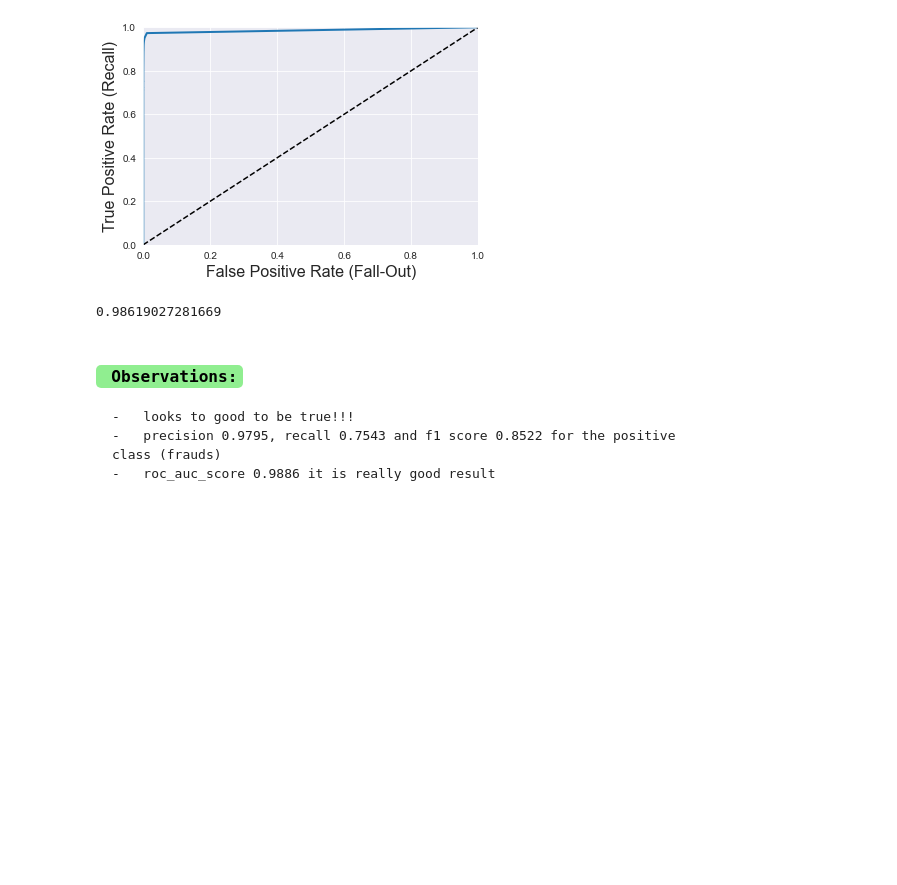
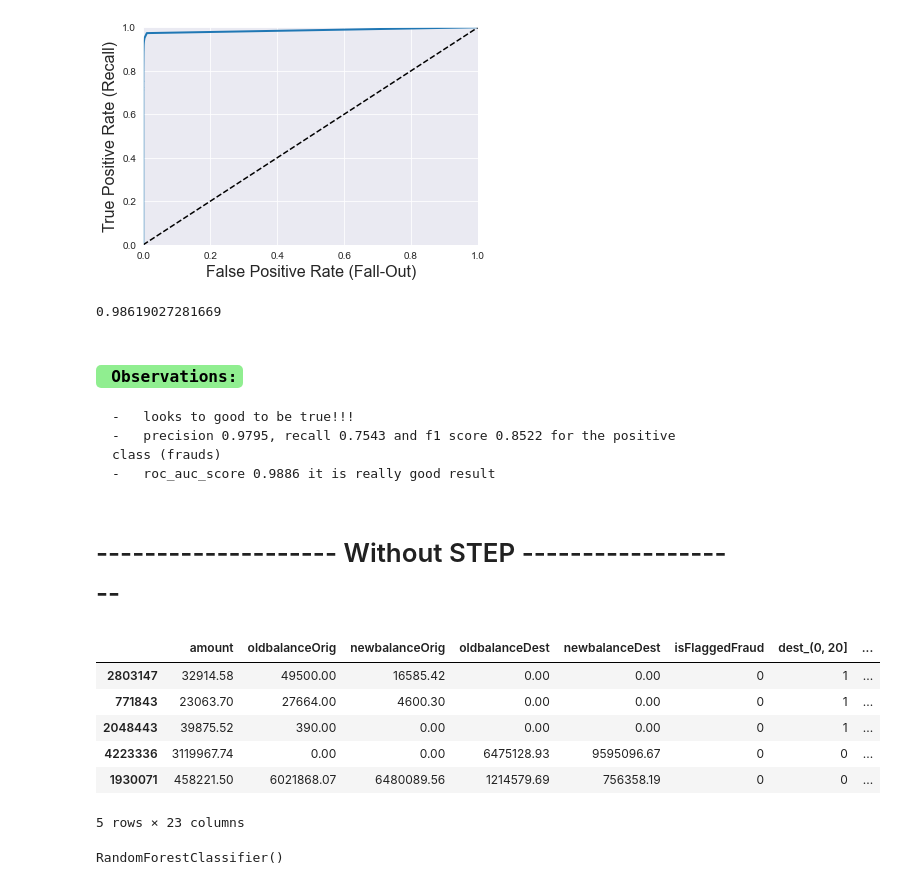
Before and after one commit to xmarkx/fraud_detection, a Jupyter notebook: PCA.ipynb, the cells around one changed output. Saved outputs shown, nothing was run; the diff lists cells and outputs as text; code cells hidden in the pictures; blank space fills up the shorter version.

```diff
--- a/PCA.ipynb
+++ b/PCA.ipynb
@@ -647,3 +641,23 @@ roc_auc_score(y_test_poc, y_prob)
     -   looks to good to be true!!!
     -   precision 0.9795, recall 0.7543 and f1 score 0.8522 for the positive class (frauds)
     -   roc_auc_score 0.9886 it is really good result
+# %% [markdown]
+# -------------------- Without STEP -------------------
+# %%
+X_train_poc1 = X_train_poc.drop('step', axis=1)
+X_test_poc1 = X_test_poc.drop('step', axis=1)
+
+X_train_poc1.head()
+# %% [output]
+|  | amount | oldbalanceOrig | newbalanceOrig | oldbalanceDest | newbalanceDest | isFlaggedFraud | dest_(0, 20] | ... |
+| 2803147 | 32914.58 | 49500.00 | 16585.42 | 0.00 | 0.00 | 0 | 1 | ... |
+| 771843 | 23063.70 | 27664.00 | 4600.30 | 0.00 | 0.00 | 0 | 1 | ... |
+| 2048443 | 39875.52 | 390.00 | 0.00 | 0.00 | 0.00 | 0 | 1 | ... |
+| 4223336 | 3119967.74 | 0.00 | 0.00 | 6475128.93 | 9595096.67 | 0 | 0 | ... |
+| 1930071 | 458221.50 | 6021868.07 | 6480089.56 | 1214579.69 | 756358.19 | 0 | 0 | ... |
+5 rows × 23 columns
+# %%
+clf_s = RandomForestClassifier()
+clf_s.fit(X_train_poc1, y_train_poc)
+# %% [output]
+RandomForestClassifier()
```
Also changed, not shown: parts of 11 cells of this notebook.
